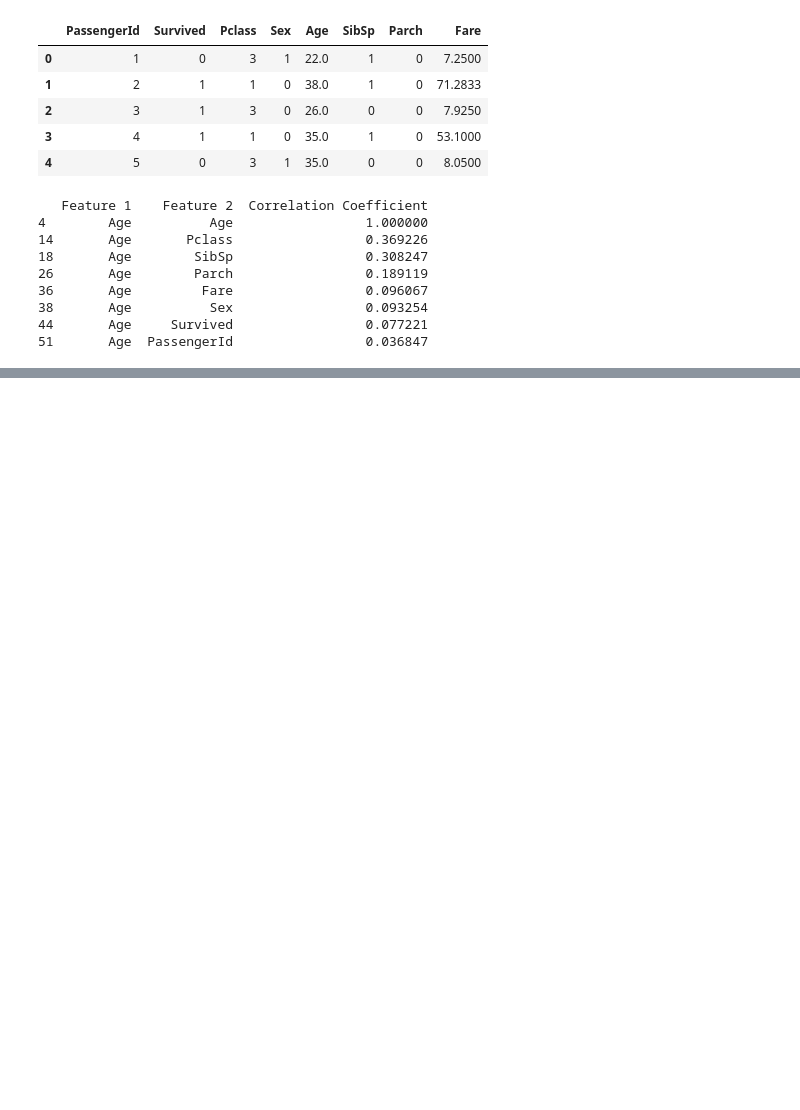
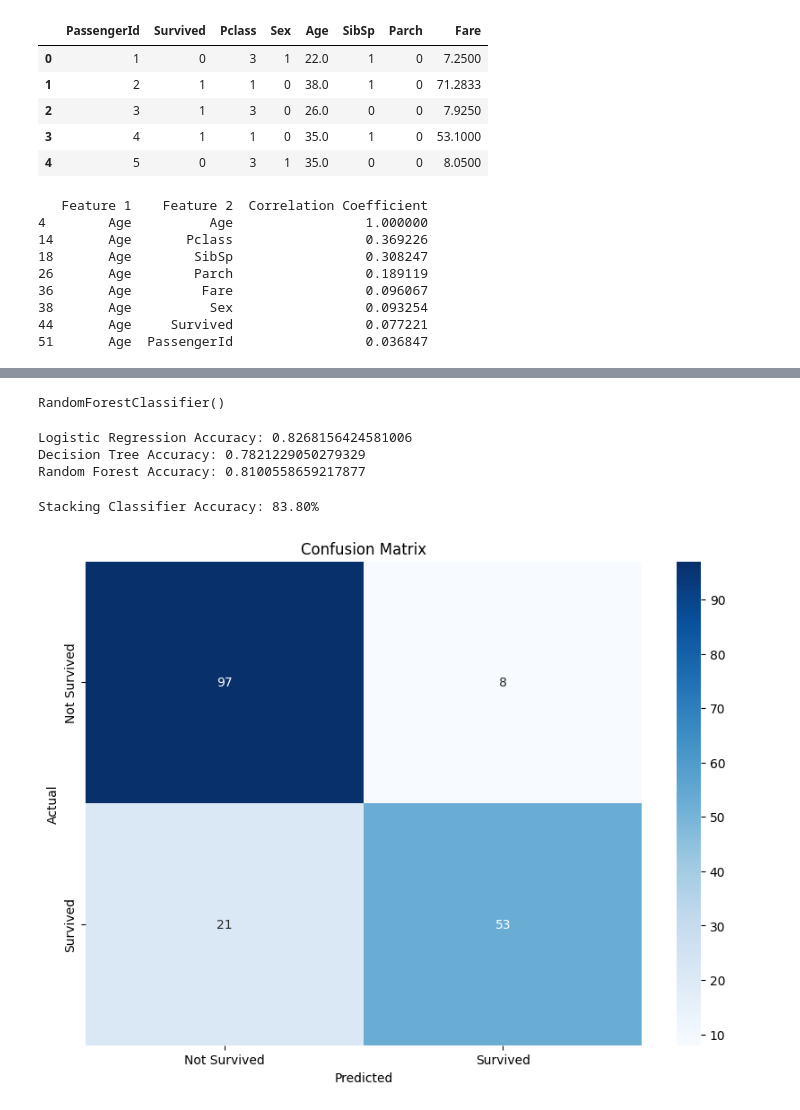
Before and after one commit to hknmrt55/MachineLearningProjects, a Jupyter notebook: Titanic Question Kaggle/titanic2nd.ipynb, the cells around one changed output, grey strips where cells are left out. Cells and saved outputs as stored; diff of their text form; code cells hidden in the pictures; blank space fills up the shorter version.

```diff
--- a/Titanic Question Kaggle/titanic2nd.ipynb
+++ b/Titanic Question Kaggle/titanic2nd.ipynb
@@ -68,0 +88,69 @@ print(age_corr)
+# %%
+train_data['Age'] = train_data.groupby(['Sex', 'Pclass'])['Age'].transform(lambda x: x.fillna(x.median()))
+# %%
+X = train_data.drop(['Survived', 'PassengerId'], axis=1)
+y = train_data['Survived']
+
+# Split the data into training and testing sets
+X_train, X_test, y_train, y_test = train_test_split(X, y, test_size=0.2, random_state=42)
+# %%
+# Create the models
+log_reg = LogisticRegression(max_iter=1000)
+decision_tree = DecisionTreeClassifier()
+random_forest = RandomForestClassifier()
+
+# Fit the models
+log_reg.fit(X_train, y_train)
+decision_tree.fit(X_train, y_train)
+random_forest.fit(X_train, y_train)
+# %% [output]
+RandomForestClassifier()
+# %%
+y_pred_log_reg = log_reg.predict(X_test)
+y_pred_decision_tree = decision_tree.predict(X_test)
+y_pred_random_forest = random_forest.predict(X_test)
+
+# Calculate the accuracy
+accuracy_log_reg = accuracy_score(y_test, y_pred_log_reg)
+accuracy_decision_tree = accuracy_score(y_test, y_pred_decision_tree)
+accuracy_random_forest = accuracy_score(y_test, y_pred_random_forest)
+
+# Print the accuracies
+print(f"Logistic Regression Accuracy: {accuracy_log_reg}")
+print(f"Decision Tree Accuracy: {accuracy_decision_tree}")
+print(f"Random Forest Accuracy: {accuracy_random_forest}")
+# %% [output]
+Logistic Regression Accuracy: 0.8268156424581006
+Decision Tree Accuracy: 0.7821229050279329
+Random Forest Accuracy: 0.8100558659217877
+# %%
+# Create a Stacking Classifier
+stacking_clf = StackingClassifier(estimators=[
+    ('log_reg', log_reg),
+    ('decision_tree', decision_tree),
+    ('random_forest', random_forest)
+], final_estimator=SVC())
+
+# Train the Stacking Classifier
+stacking_clf.fit(X_train, y_train)
+
+# Predict on the test set
+y_pred_stacking = stacking_clf.predict(X_test)
+
+# Calculate accuracy
+accuracy_stacking = accuracy_score(y_test, y_pred_stacking)
+
+print(f"Stacking Classifier Accuracy: {accuracy_stacking * 100:.2f}%")
+# %% [output]
+Stacking Classifier Accuracy: 83.80%
+# %%
+# Create a confusion matrix
+conf_matrix = confusion_matrix(y_test, y_pred_stacking)
+plt.figure(figsize=(10, 7))
+sns.heatmap(conf_matrix, annot=True, fmt='d', cmap='Blues', xticklabels=['Not Survived', 'Survived'], yticklabels=['Not Survived', 'Survived'])
+plt.title('Confusion Matrix')
+plt.xlabel('Predicted')
+plt.ylabel('Actual')
+plt.show()
+# %% [output]
+[figure, added]
```
Also changed, not shown: parts of 7 cells of this notebook, 2 other files.
